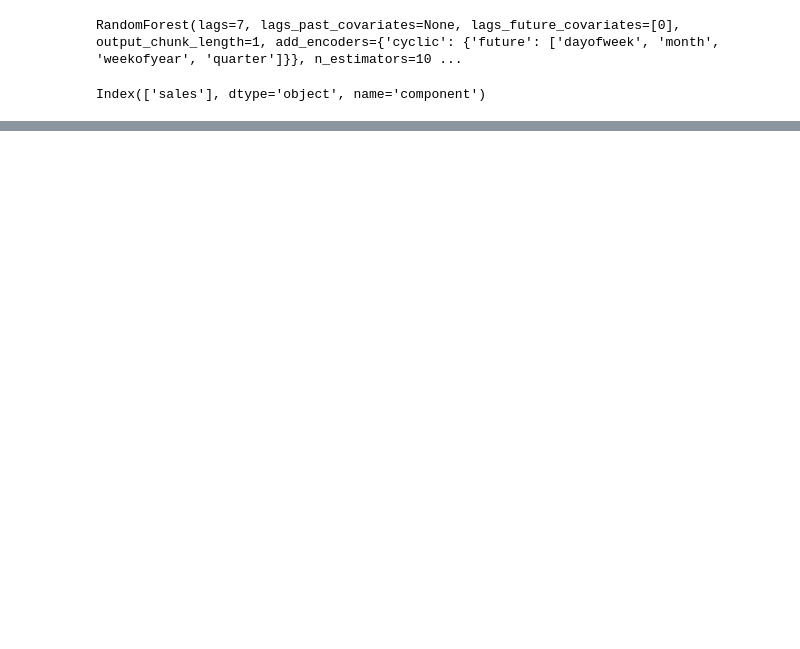
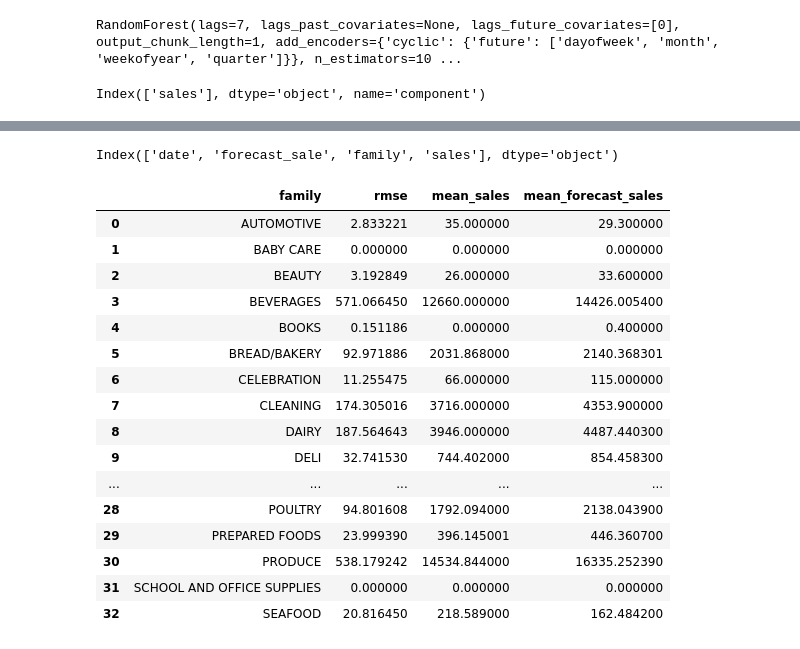
Before and after one commit to Mieszkokucz/UM_UEP_PROJEKT_ZALICZENIOWY, a Jupyter notebook: notebooks/eda.ipynb, the cells around one changed output, grey strips where cells are left out. Drawn from its saved outputs; the diff is of its cells as text; code cells hidden in the pictures; blank space fills up the shorter version.

```diff
--- a/notebooks/eda.ipynb
+++ b/notebooks/eda.ipynb
@@ -321 +321,41 @@ for family in df_forecast['family'].unique():
 ... (21 outputs left out)
+# %%
+
+df_forecast = df_forecast.merge(test[['date', 'family', 'sales']], on=['date', 'family'], how='left', suffixes=('', '_test'))
+df_forecast.columns = ['date', 'forecast_sale', 'family', 'sales']
+# %%
+df_forecast.columns
+# %% [output]
+Index(['date', 'forecast_sale', 'family', 'sales'], dtype='object')
+# %%
+from sklearn.metrics import mean_squared_error
+
+# calculate RMSE for every family
+rmse = {}
+for family in df_forecast['family'].unique():
+    rmse[family] = mean_squared_error(df_forecast[df_forecast['family']==family]['sales'], df_forecast[df_forecast['family']==family]['forecast_sale'], squared=False)
+# %%
+df_rmse = pd.DataFrame(rmse.items(), columns=['family', 'rmse'])
+
+df_forecast_grouped = df_forecast.groupby('family').agg({'sales':'sum', 'forecast_sale':'sum'}).reset_index().rename(columns={'sales':'mean_sales', 'forecast_sale':'mean_forecast_sales'})
+df_rmse = df_rmse.merge(df_forecast_grouped, on='family', how='left')
+# %%
+df_rmse
+# %% [output]
+|  | family | rmse | mean_sales | mean_forecast_sales |
+| 0 | AUTOMOTIVE | 2.833221 | 35.000000 | 29.300000 |
+| 1 | BABY CARE | 0.000000 | 0.000000 | 0.000000 |
+| 2 | BEAUTY | 3.192849 | 26.000000 | 33.600000 |
+| 3 | BEVERAGES | 571.066450 | 12660.000000 | 14426.005400 |
+| 4 | BOOKS | 0.151186 | 0.000000 | 0.400000 |
+| 5 | BREAD/BAKERY | 92.971886 | 2031.868000 | 2140.368301 |
+| 6 | CELEBRATION | 11.255475 | 66.000000 | 115.000000 |
+| 7 | CLEANING | 174.305016 | 3716.000000 | 4353.900000 |
+| 8 | DAIRY | 187.564643 | 3946.000000 | 4487.440300 |
+| 9 | DELI | 32.741530 | 744.402000 | 854.458300 |
+| ... | ... | ... | ... | ... |
+| 28 | POULTRY | 94.801608 | 1792.094000 | 2138.043900 |
+| 29 | PREPARED FOODS | 23.999390 | 396.145001 | 446.360700 |
+| 30 | PRODUCE | 538.179242 | 14534.844000 | 16335.252390 |
+| 31 | SCHOOL AND OFFICE SUPPLIES | 0.000000 | 0.000000 | 0.000000 |
+| 32 | SEAFOOD | 20.816450 | 218.589000 | 162.484200 |
```
Also changed, not shown: parts of 8 cells of this notebook.
